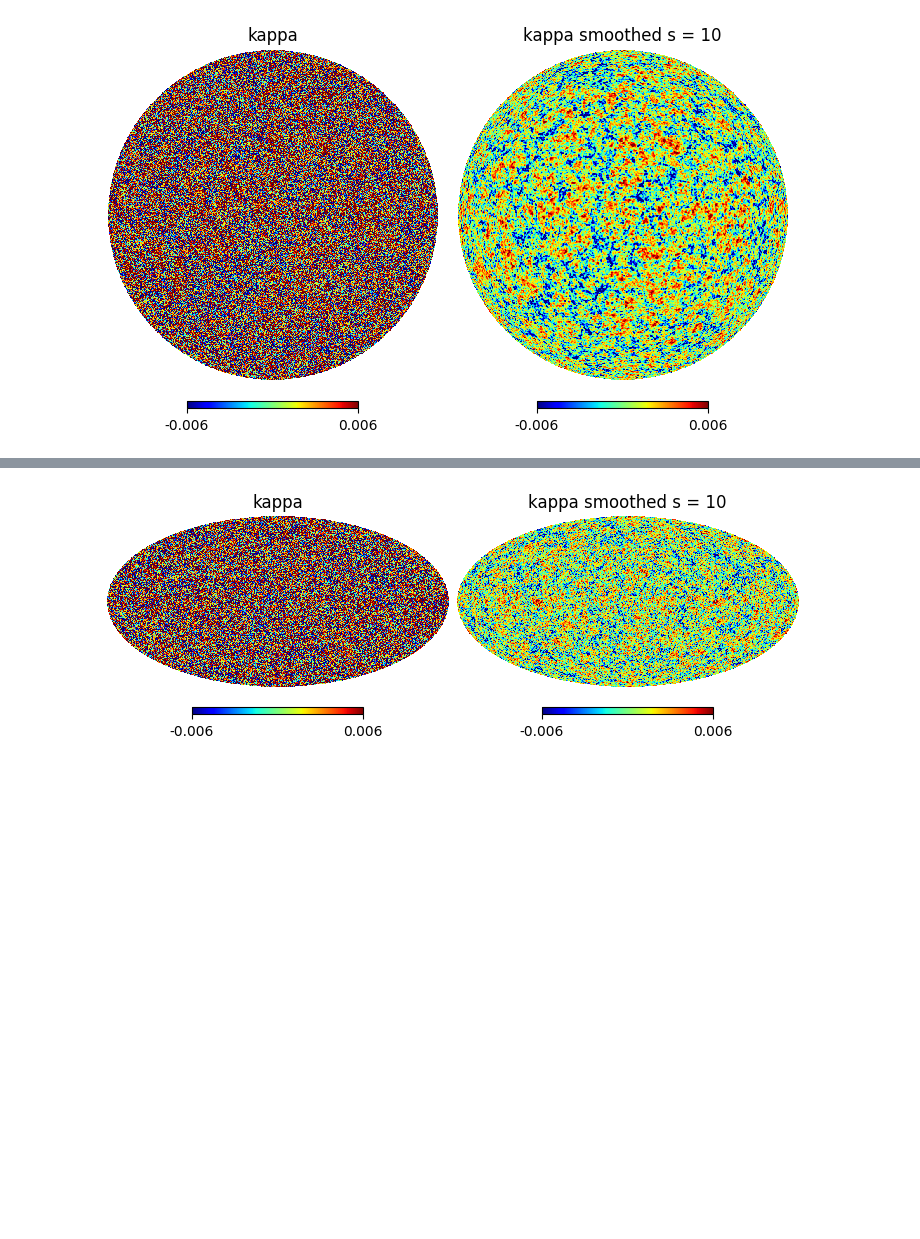
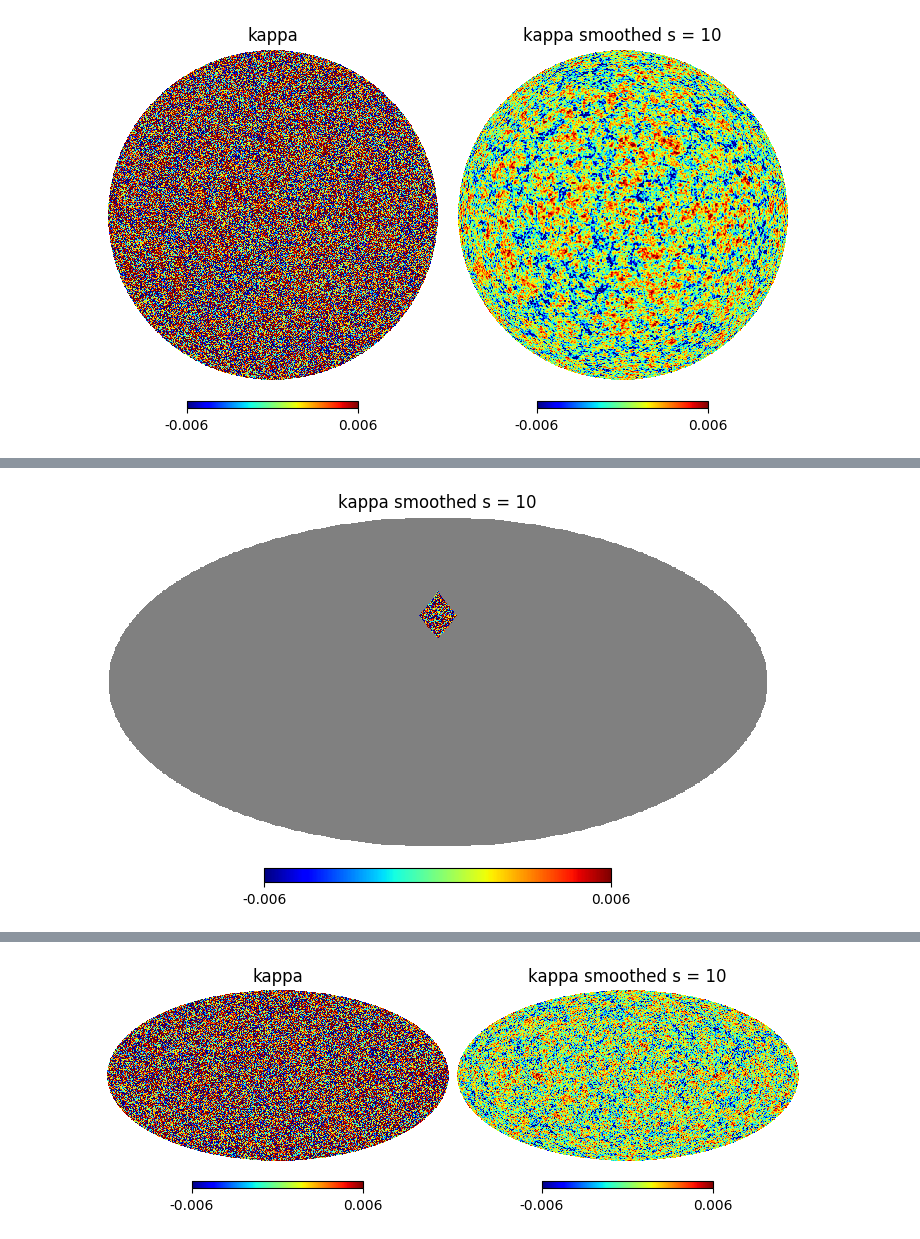
Before and after one commit to atokiwaipmu/LensingSSC, a Jupyter notebook: notebook/test.ipynb, the cells around one changed output, grey strips where cells are left out. Saved outputs shown, nothing was run; the diff lists cells and outputs as text; code cells hidden in the pictures; blank space fills up the shorter version.

```diff
--- a/notebook/test.ipynb
+++ b/notebook/test.ipynb
@@ -46,0 +109,4 @@ pix_offset = 5 * hp.get_nside(kappa) ** 2
+# %%
+ell2, cl2 = patch_power(kappa[start_idx:end_idx], start_idx-base_pix, end_idx-base_pix, nside)
+# %% [output]
+[figure, added]
```
Also changed, not shown: parts of 9 cells of this notebook, 12 other files.
